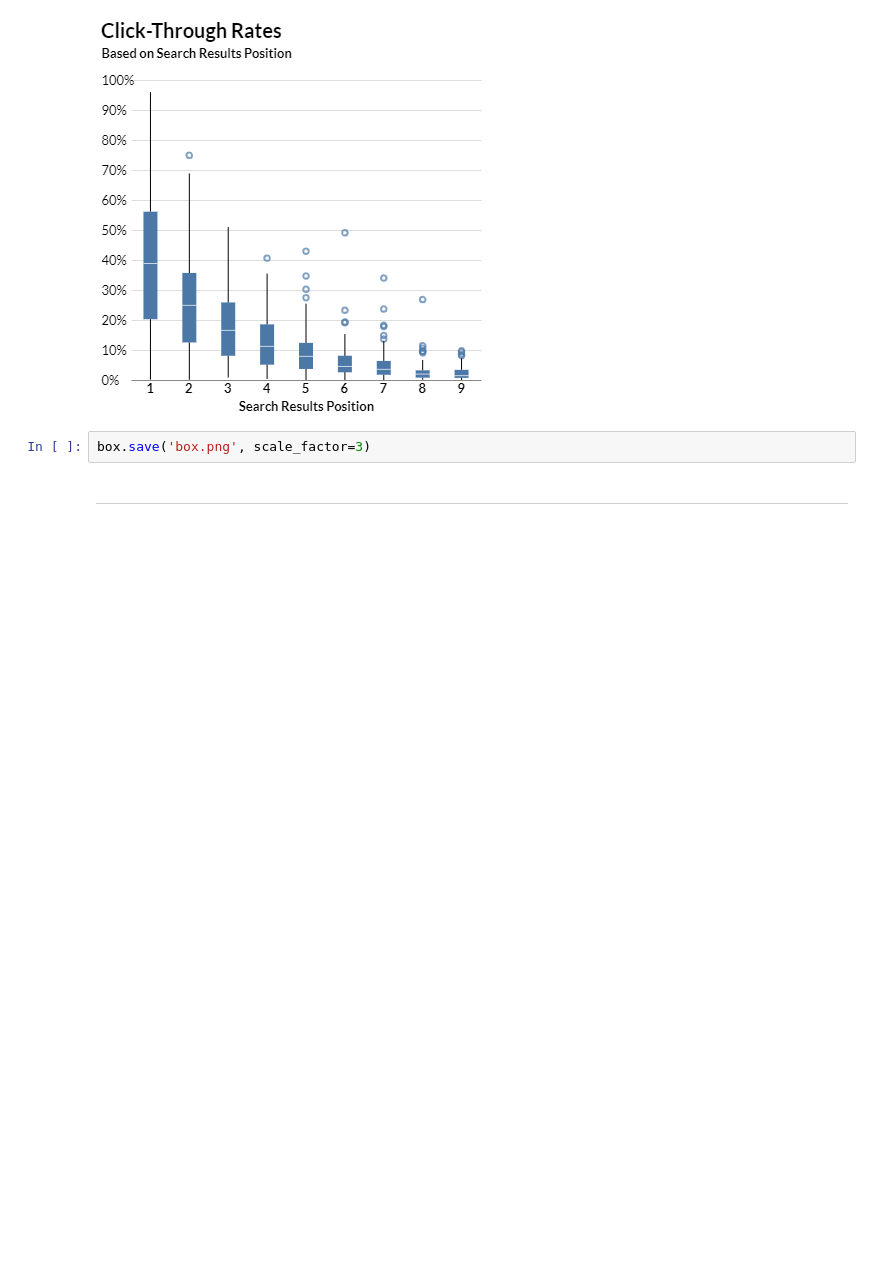
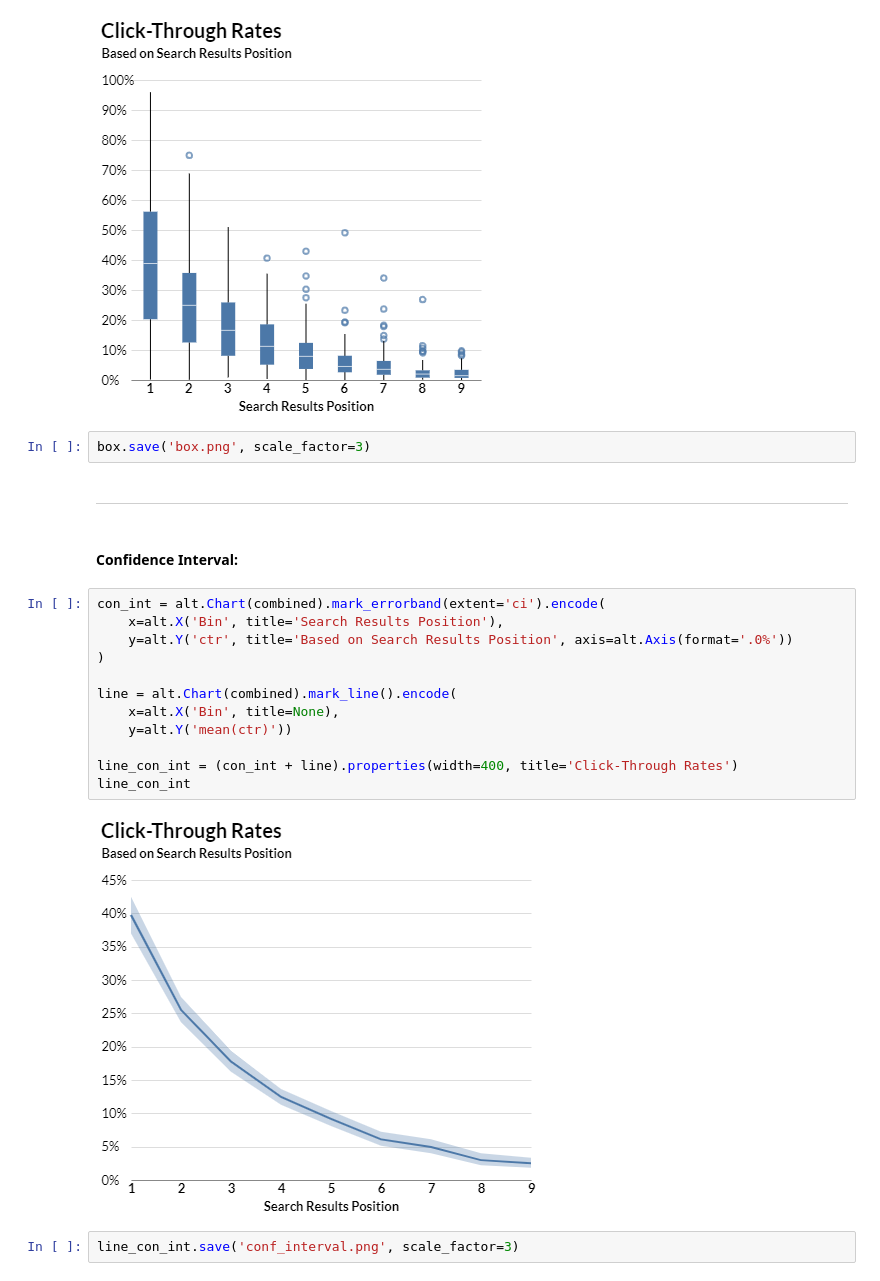
Before and after one commit to hassenmorad/FrontPageData-Charts, a Jupyter notebook: FPD_Charts.ipynb, the cells around one changed output. Cells and saved outputs as stored; diff of their text form; blank space fills up the shorter version.

```diff
--- a/FPD_Charts.ipynb
+++ b/FPD_Charts.ipynb
@@ -144,3 +144,21 @@ box
 box.save('box.png', scale_factor=3)
 # %% [markdown]
 ---
+# %% [markdown]
+#### Confidence Interval:
+# %%
+con_int = alt.Chart(combined).mark_errorband(extent='ci').encode(
+    x=alt.X('Bin', title='Search Results Position'),
+    y=alt.Y('ctr', title='Based on Search Results Position', axis=alt.Axis(format='.0%'))
+)
+
+line = alt.Chart(combined).mark_line().encode(
+    x=alt.X('Bin', title=None),
+    y=alt.Y('mean(ctr)'))
+
+line_con_int = (con_int + line).properties(width=400, title='Click-Through Rates')
+line_con_int
+# %% [output]
+[figure, added]
+# %%
+line_con_int.save('conf_interval.png', scale_factor=3)
```
